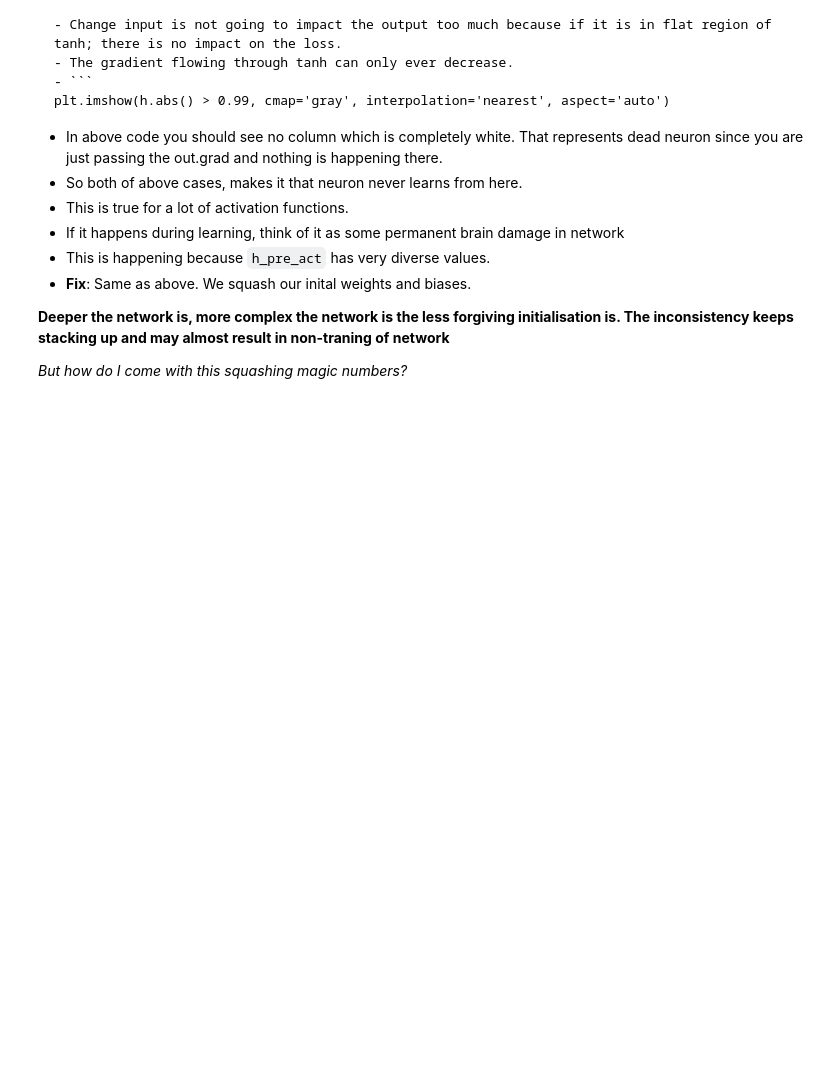
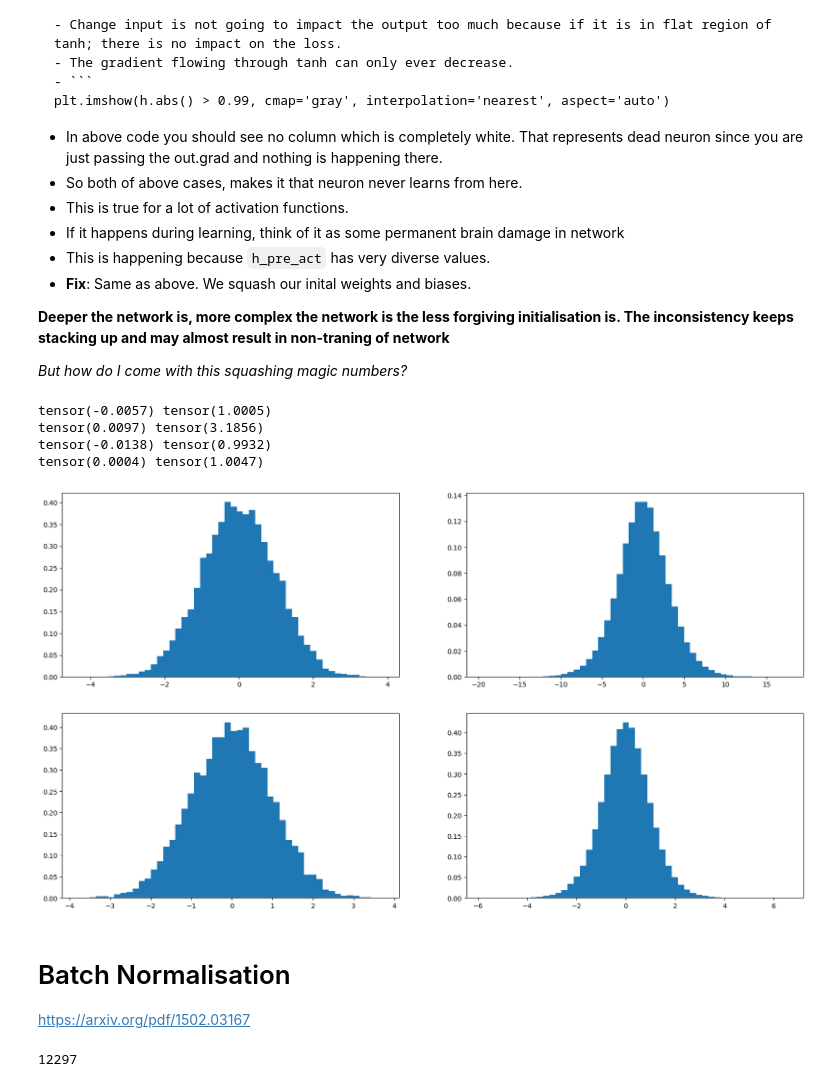
Before and after one commit to Sarthak30/karpathy-notebooks, a Jupyter notebook: character_llm_mlp_2.ipynb, the cells around one changed output. Drawn from its saved outputs; the diff is of its cells as text; code cells hidden in the pictures; blank space fills up the shorter version.

Commit message:
batch norm

```diff
--- a/character_llm_mlp_2.ipynb
+++ b/character_llm_mlp_2.ipynb
@@ -234,3 +234,67 @@ There are few things wrong with things here.
 
 
 _But how do I come with this squashing magic numbers?_
+# %%
+x = torch.randn(1000, 10)
+w = torch.randn(10, 200)
+y = x @ w
+print(x.mean(), x.std())
+print(y.mean(), y.std())
+plt.figure(figsize=(20, 5))
+plt.subplot(121)
+plt.hist(x.view(-1).tolist(), 50, density=True);
+plt.subplot(122)
+plt.hist(y.view(-1).tolist(), 50, density=True);
+
+# the correct answer if we do the maths for y and work backwards is
+# dividing by square_root(fan_in) where fan_in is number of inputs.
+
+x = torch.randn(1000, 10)
+w = torch.randn(10, 200) / 10**0.5
+y = x @ w
+print(x.mean(), x.std())
+print(y.mean(), y.std())
+plt.figure(figsize=(20, 5))
+plt.subplot(121)
+plt.hist(x.view(-1).tolist(), 50, density=True);
+plt.subplot(122)
+plt.hist(y.view(-1).tolist(), 50, density=True);
+
+
+# Read: https://arxiv.org/pdf/1502.01852
+# https://pytorch.org/docs/stable/nn.init.html#torch.nn.init.kaiming_normal_
+# probably the most used init for nns
+# %% [output]
+tensor(-0.0057) tensor(1.0005)
+tensor(0.0097) tensor(3.1856)
+tensor(-0.0138) tensor(0.9932)
+tensor(0.0004) tensor(1.0047)
+[figure, added]
+[figure, added]
+# %% [markdown]
+# Batch Normalisation
+https://arxiv.org/pdf/1502.03167
+# %%
+n_embed = 10 # the dimensionality of the character embedding vectors
+n_hidden = 200 # the number of neurons in the hidden layer of the MLP
+
+C = torch.randn((vocab_size, n_embed))
+W1 = torch.randn((n_embed * block_size, n_hidden)) * (5/3) / (n_embed * block_size)**0.5
+b1 = torch.randn(n_hidden) * 0.01
+W2 = torch.randn((n_hidden, vocab_size)) * (5/3) / (n_hidden + vocab_size)**0.5
+b2 = torch.randn(vocab_size) * 0
+
+bngain = torch.ones((1, n_hidden))
+bnbias = torch.zeros((1, n_hidden))
+
+# declare this after understanding about running mean and standard deviation
+bnmean_running = torch.zeros((1, n_hidden))
+bnstd_running = torch.ones((1, n_hidden))
+
+parameters = [C, W1, b1, W2, b2, bngain, bnbias]
+print(sum(p.nelement() for p in parameters)) # number of parameters in total
+
+for p in parameters:
+  p.requires_grad = True
+# %% [output]
+12297
```
Also changed, not shown: parts of 10 cells of this notebook.
